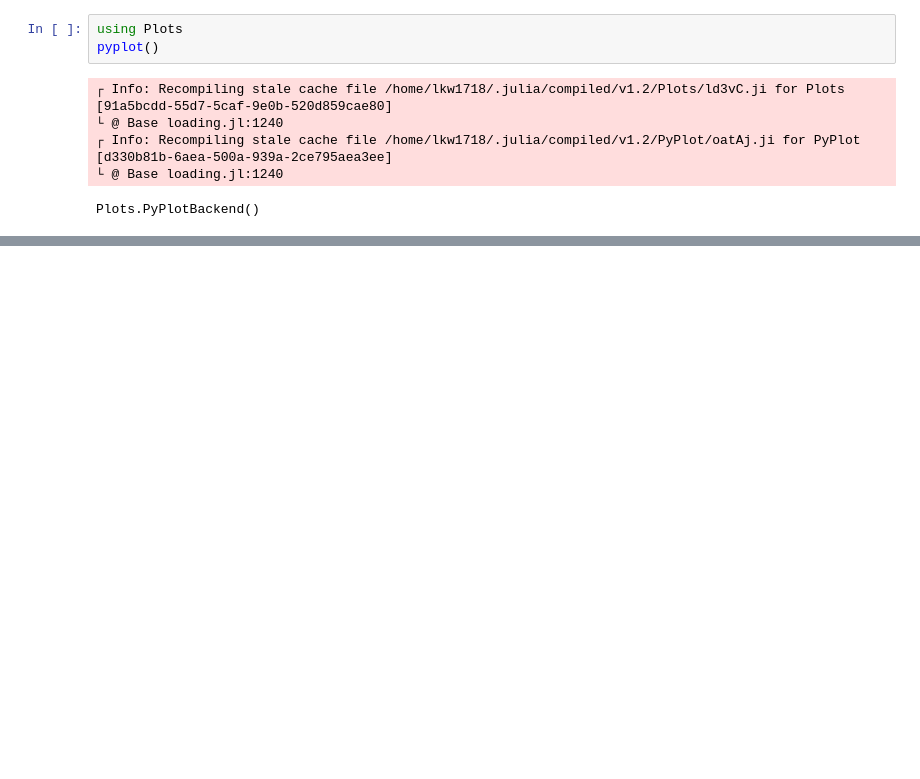
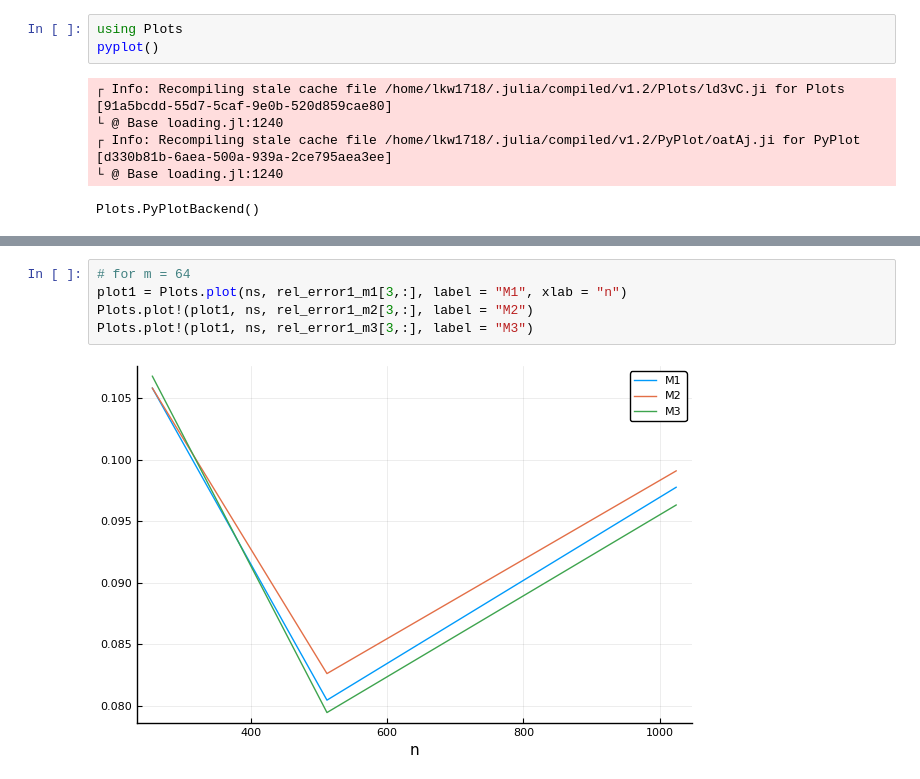
Before and after one commit to kw-lee/AdvStatComp_HDP, a Jupyter notebook: tables/table3_visualize.ipynb, the cells around one changed output, grey strips where cells are left out. Saved outputs shown, nothing was run; the diff lists cells and outputs as text; blank space fills up the shorter version.

```diff
--- a/tables/table3_visualize.ipynb
+++ b/tables/table3_visualize.ipynb
@@ -43,0 +61,7 @@ ans2_m1
+# %%
+# for m = 64
+plot1 = Plots.plot(ns, rel_error1_m1[3,:], label = "M1", xlab = "n")
+Plots.plot!(plot1, ns, rel_error1_m2[3,:], label = "M2")
+Plots.plot!(plot1, ns, rel_error1_m3[3,:], label = "M3")
+# %% [output]
+[figure, added]
```
Also changed, not shown: parts of 8 cells of this notebook, 4 other files.
